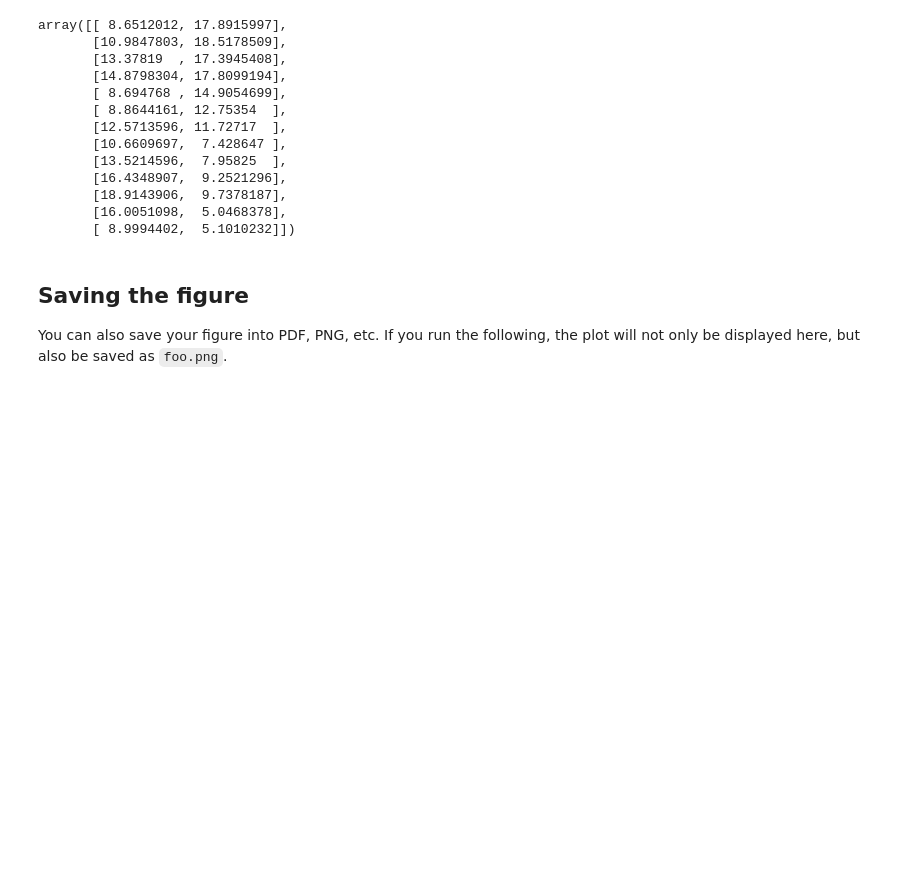
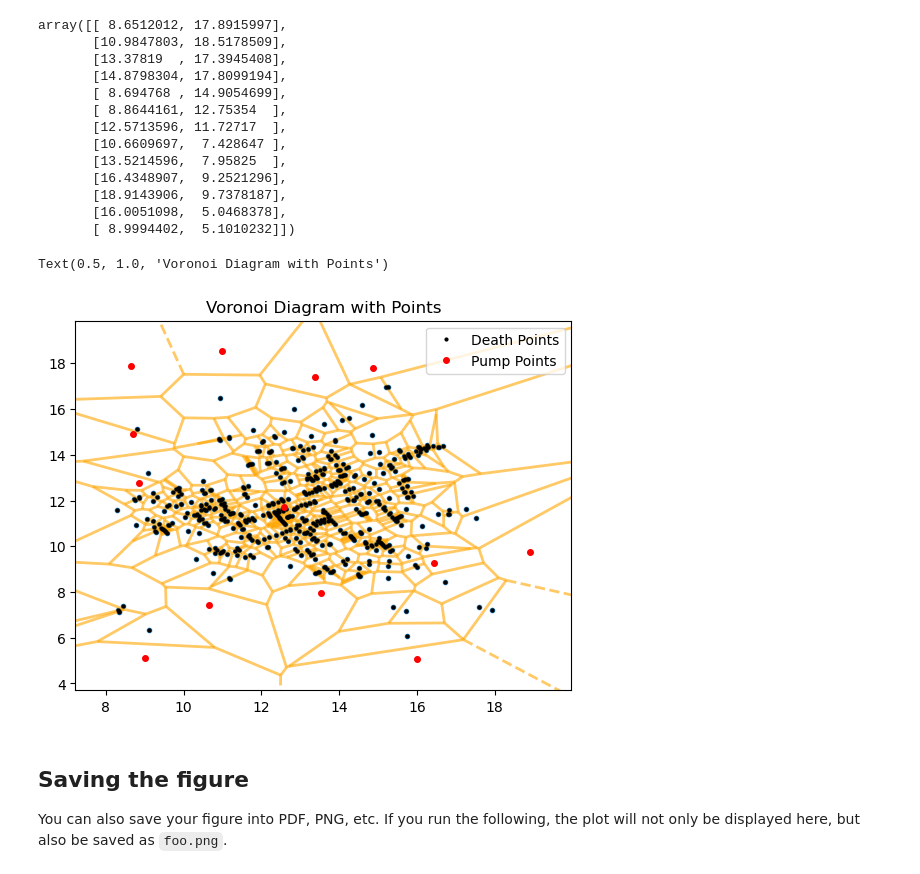
Before and after one commit to HatzeDJ/62444-Repository, a Jupyter notebook: Individual_Work/dsb_{s215746}.ipynb, the cells around one changed output. Drawn from its saved outputs; the diff is of its cells as text; code cells hidden in the pictures; blank space fills up the shorter version.

```diff
--- a/Individual_Work/dsb_{s215746}.ipynb
+++ b/Individual_Work/dsb_{s215746}.ipynb
@@ -307,3 +305,33 @@ array([[ 8.6512012, 17.8915997],
+# %%
+# TODO: your code here
+
+# Extract the coordinates from death_df and pump_df DataFrames
+death_points = death_df.values
+pump_points = pump_df.values
+
+# Concatenate the points from both DataFrames
+points = np.concatenate((death_points, pump_points), axis=0)
+
+# Create a single subplot
+fig, ax = plt.subplots()
+
+# Compute Voronoi diagram
+vor = Voronoi(points)
+
+# Plot the Voronoi diagram
+voronoi_plot_2d(vor, ax=ax, show_vertices=False, line_colors='orange', line_width=2, line_alpha=0.6)
+
+# Plot the points
+ax.plot(death_points[:, 0], death_points[:, 1], 'ko', label='Death Points', markersize = 2)  # Plot death points
+ax.plot(pump_points[:, 0], pump_points[:, 1], 'ro', label='Pump Points', markersize = 4)  # Plot pump points
+
+
+# Add legend and title
+ax.legend()
+ax.set_title('Voronoi Diagram with Points')
+# %% [output]
+Text(0.5, 1.0, 'Voronoi Diagram with Points')
+[figure, added]
 # %% [markdown]
 ## Saving the figure
 
```
Also changed, not shown: parts of 5 cells of this notebook, 1 other file.
